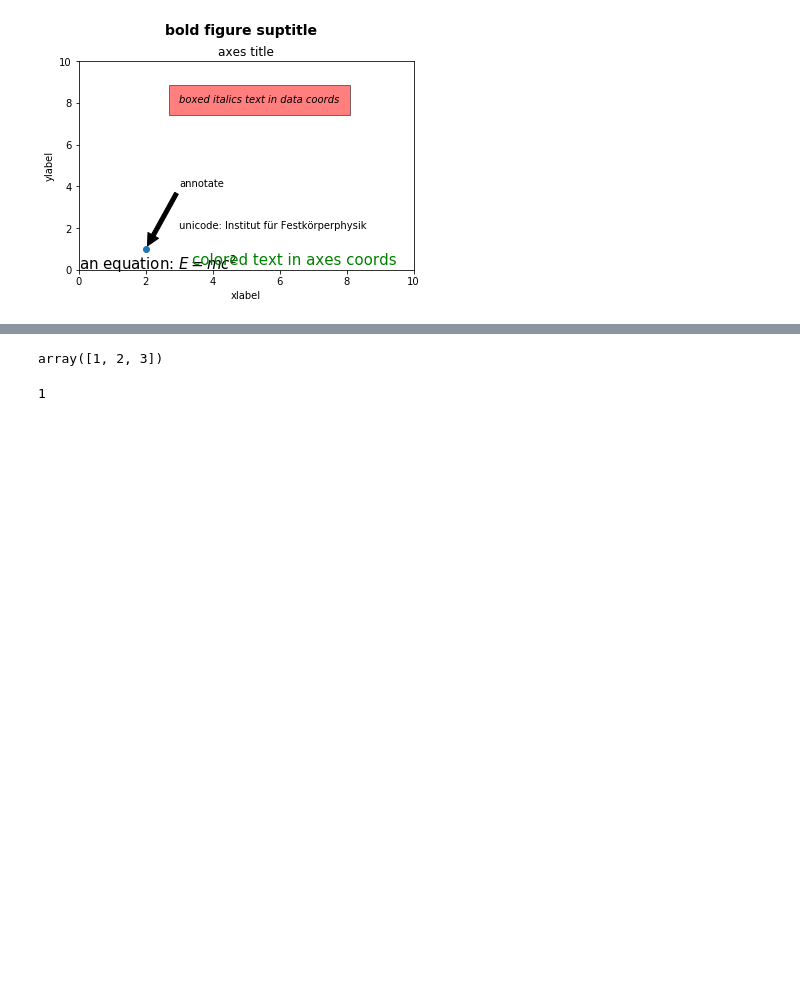
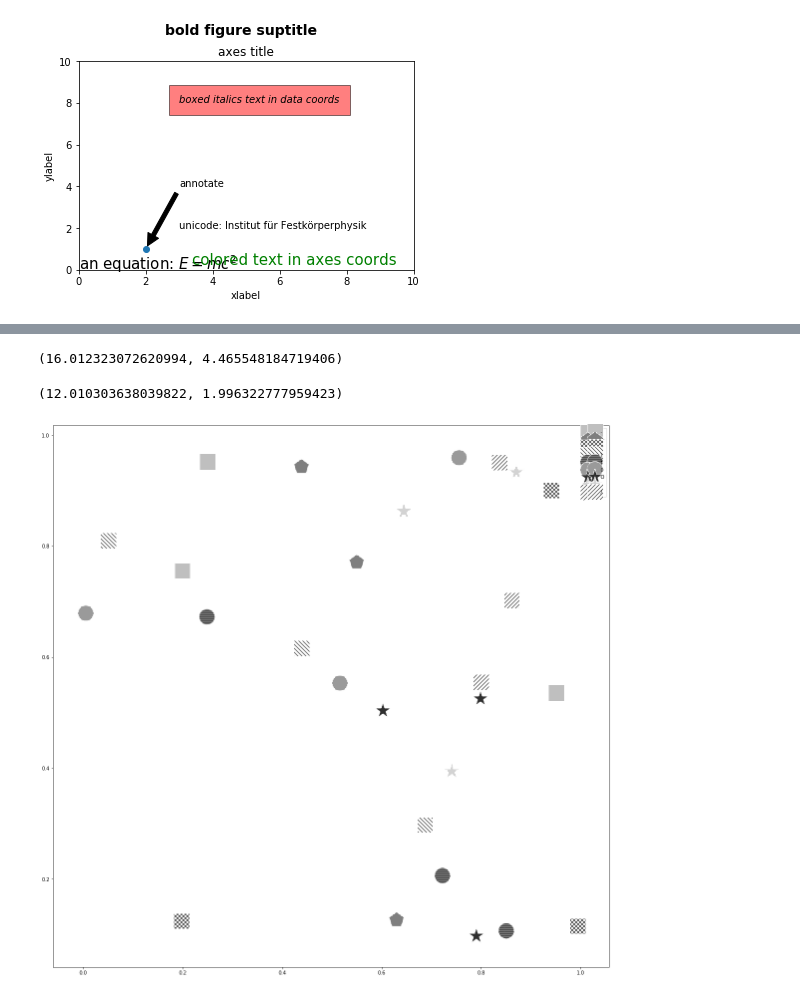
Before and after one commit to caitaozhan/testing, a Jupyter notebook: foo.ipynb, the cells around one changed output, grey strips where cells are left out. Drawn from its saved outputs; the diff is of its cells as text; code cells hidden in the pictures; blank space fills up the shorter version.

```diff
--- a/foo.ipynb
+++ b/foo.ipynb
@@ -142,11 +42,0 @@ a = np.array([1, 2, 3])
-# %%
-a
-# %% [output]
-array([1, 2, 3])
-# %%
-if a is None:
-    print(0)
-else:
-    print(1)
-# %% [output]
-1
@@ -152,0 +46,45 @@ else:
+# %%
+x = 100
+
+a = np.random.normal(10, 0.3, x)
+b = np.random.normal(14, 0.3, x)
+c = np.random.normal(18, 0.3, x)
+d = np.random.normal(22, 0.3, x)
+
+e = np.append(a, b)
+e = np.append(e, c)
+e = np.append(e, d)
+
+np.mean(e), np.std(e)
+# %% [output]
+(16.012323072620994, 4.465548184719406)
+# %%
+x = 100
+
+a = np.random.normal(10, 0.3, x)
+b = np.random.normal(14, 0.3, x)
+
+e = np.append(a, b)
+
+np.mean(e), np.std(e)
+# %% [output]
+(12.010303638039822, 1.996322777959423)
+# %%
+import random
+import numpy as np
+import matplotlib.pyplot as plt
+
+patterns = ('-', '+', 'x', '\\', '*', 'o', 'O', '.', '/')
+markers = 'os<^>p*'
+for pattern in patterns:
+    plt.scatter(np.random.uniform(size=(3,1)), np.random.uniform(size=(3,1)), s=1000,
+                marker=random.choice(markers),
+                facecolor='white',
+                hatch=3*pattern, label=pattern)
+
+
+plt.rcParams["figure.figsize"] = [20, 20]
+plt.legend(scatterpoints=2, loc='best')
+plt.show()
+# %% [output]
+[figure, added]
```
Also changed, not shown: parts of 21 cells of this notebook, 1 other file.
